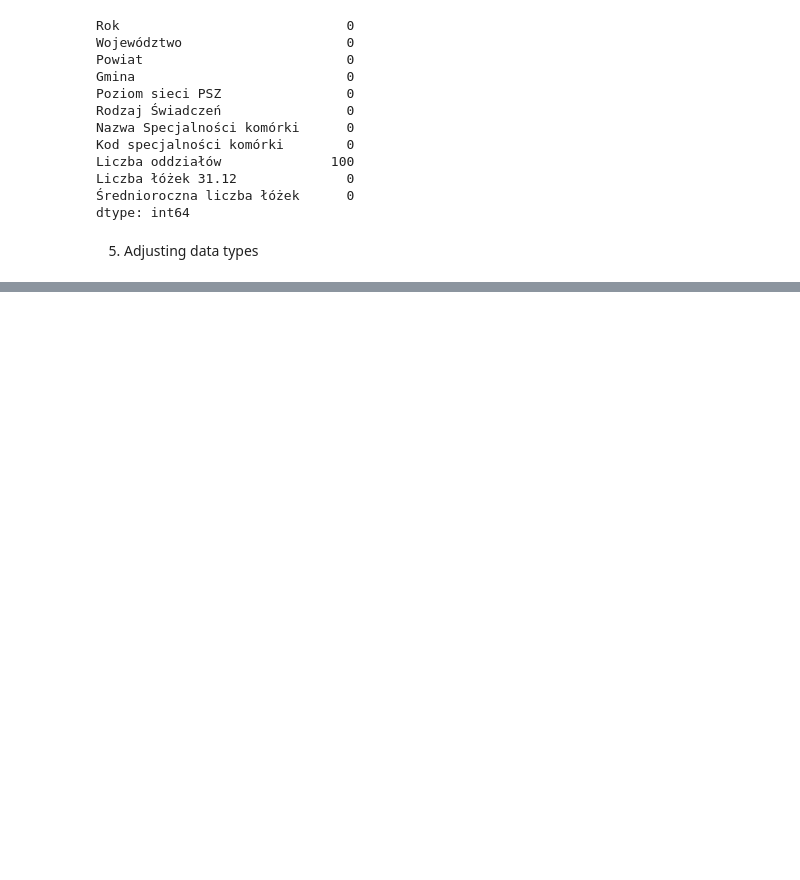
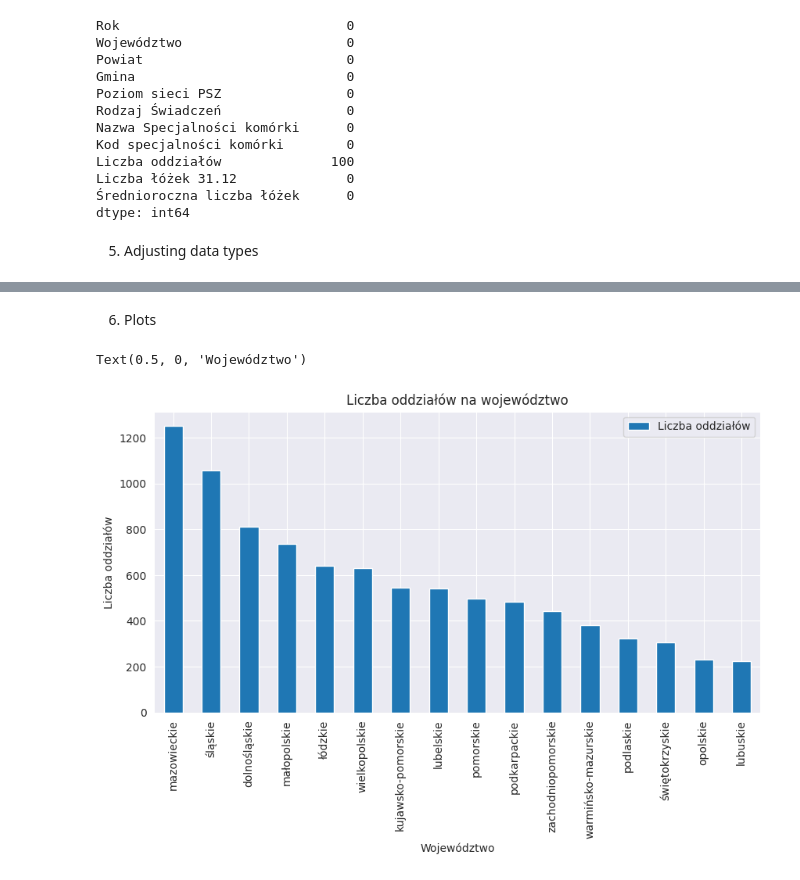
Before and after one commit to wiktorKycia/EDA, a Jupyter notebook: main.ipynb, the cells around one changed output, grey strips where cells are left out. Drawn from its saved outputs; the diff is of its cells as text; code cells hidden in the pictures; blank space fills up the shorter version.

```diff
--- a/main.ipynb
+++ b/main.ipynb
@@ -71,0 +58,2 @@ beds_df
+# %% [markdown]
+6. Plots
@@ -71,0 +62,10 @@ beds_df
+# %%
+df = beds_df.loc[beds_df['Rok'] == 2023, ['Województwo', 'Liczba oddziałów']].groupby('Województwo').agg({'Liczba oddziałów': 'sum'})
+df = df.sort_values('Liczba oddziałów', ascending=False)
+df.plot(kind='bar', figsize=(10,5))
+plt.title('Liczba oddziałów na województwo')
+plt.ylabel('Liczba oddziałów')
+plt.xlabel('Województwo')
+# %% [output]
+Text(0.5, 0, 'Województwo')
+[figure, added]
```
Also changed, not shown: parts of 6 cells of this notebook.
